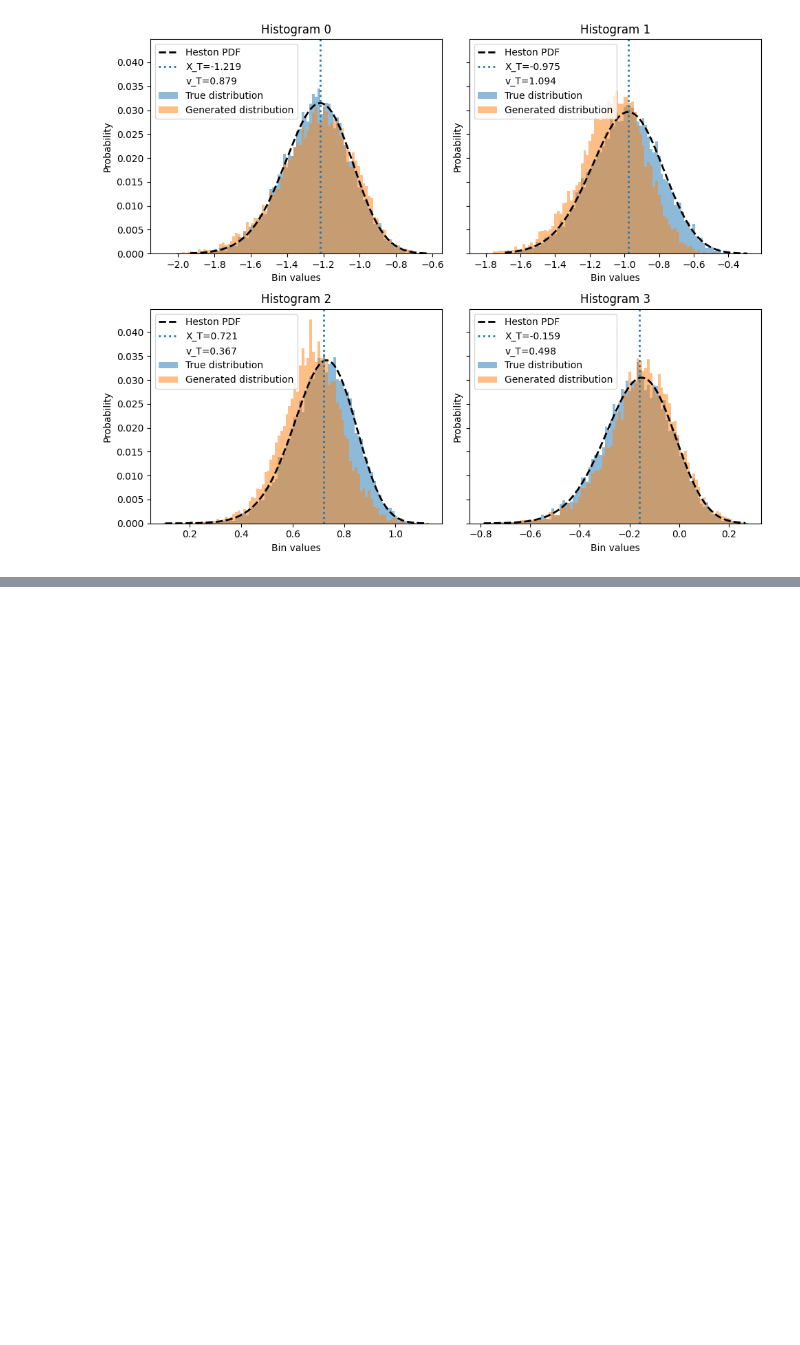
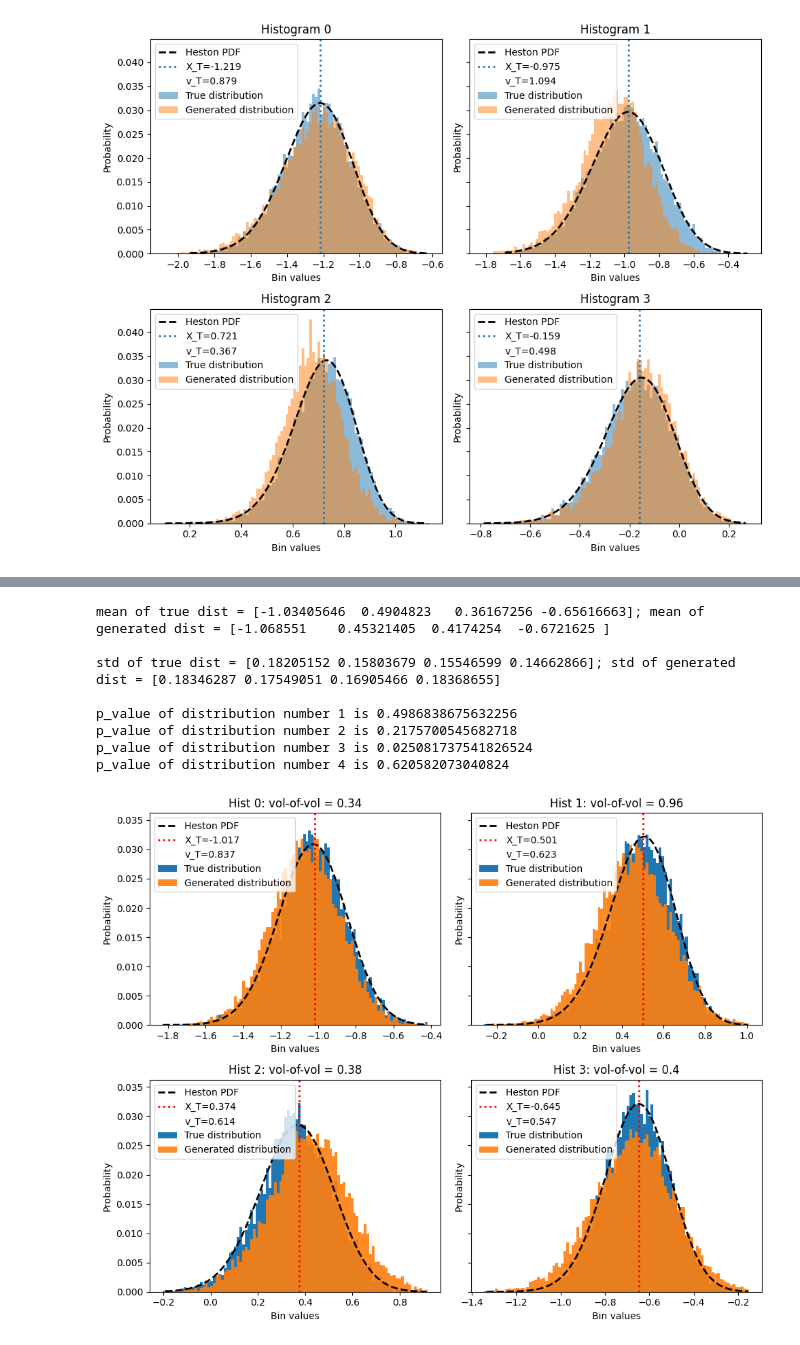
Before and after one commit to matteorofrano/CGAN-for-probability-distribution-generation, a Jupyter notebook: tests.ipynb, the cells around one changed output, grey strips where cells are left out. Saved outputs shown, nothing was run; the diff lists cells and outputs as text; code cells hidden in the pictures; blank space fills up the shorter version.

Commit message:
experiments with variable heston params per trajectory

```diff
--- a/tests.ipynb
+++ b/tests.ipynb
@@ -399,10 +372,0 @@ Bins saved to models\bins\forgan_v3.json
-# %%
-mydata, _, _ = prepare_data(targets, paths)
-
-generator_params = {"hidden_dims": [128, 256, 128, 64], "use_batch_norm": False}
-critic_params = {"hidden_dims": [128, 256, 256, 128, 64], 'use_layer_norm':True}
-conditional_gan = MyCWGAN(max_epoch=100, name='forgan_v3', z_noise_dim=32)
-conditional_gan.set_generator(condition_size=paths.shape[1], output_dim=targets.shape[1], **generator_params)
-conditional_gan.set_discriminator(input_size=targets.shape[1], condition_size=paths.shape[1], **critic_params)
-conditional_gan.train(mydata, save_history=False, early_stopping_waiting=10, distance_metric='mse')
-conditional_gan.save_models()
@@ -755,11 +372,0 @@ Bins saved to models\bins\forwgan_debug.json
-# %%
-mydata, _, _ = prepare_data(targets, paths)
-
-generator_params = {"hidden_dims": [64, 128, 64], "use_batch_norm":False}
-critic_params = {"hidden_dims": [64, 128, 64, 32], 'use_layer_norm':True}
-conditional_gan = MyCWGAN(max_epoch=100, name='forwgan_debug', z_noise_dim=24)
-conditional_gan.set_generator(condition_size=paths.shape[1], output_dim=targets.shape[1], **generator_params)
-conditional_gan.set_discriminator(input_size=targets.shape[1], condition_size=paths.shape[1], **critic_params)
-conditional_gan.train(mydata, save_history=False, early_stopping_waiting=10, distance_metric='mse')
-conditional_gan.save_models()
-stats = conditional_gan.evaluate_error_distribution(mydata, save_to='forwgan_debug.csv')
@@ -2683,0 +2277,32 @@ std of true dist = [0.18657058 0.20626192 0.12247146 0.14068352]; std of generat
+# %%
+
+print(f"mean of true dist = {np.mean(true_samples[:4], axis=1)}; mean of generated dist = {np.mean(generated[:4], axis=1)} \n")
+print(f"std of true dist = {np.std(true_samples[:4], axis=1)}; std of generated dist = {np.std(generated[:4], axis=1)} \n")
+
+sim.get_pdf(P = sim.paths[:, CONDITION_STEPS], v =sim.variance_paths[:, CONDITION_STEPS],
+            n_steps_ahead=10, n_bins=500)  # now also populates pdf_fine, x_grid
+curves = sim.get_smooth_curves(bin_edges_list)   # list of (x_smooth, y_smooth)
+
+for i, row in enumerate(true_pdfs[:4]):
+    _, p_value = ks_test_gan_cdf(generated_pdfs[i], row)
+    print(f"p_value of distribution number {i+1} is {p_value}")
+
+plot_bin_dist(true_pdfs[:4], generated_pdfs[:4],
+            bins_values=bin_edges_list[:4],
+            X_T=trajectories[:4, CONDITION_STEPS],
+            v_T = sim.variance_paths[:4, CONDITION_STEPS],
+            theta=sim.theta[:4],
+            kappa=sim.kappa[:4],
+            sigma_vol=sim.sigma_v[:4],
+            zoom=False,
+            smooth_curves=curves)
+# %% [output]
+mean of true dist = [-1.03405646  0.4904823   0.36167256 -0.65616663]; mean of generated dist = [-1.068551    0.45321405  0.4174254  -0.6721625 ]
+
+std of true dist = [0.18205152 0.15803679 0.15546599 0.14662866]; std of generated dist = [0.18346287 0.17549051 0.16905466 0.18368655]
+
+p_value of distribution number 1 is 0.4986838675632256
+p_value of distribution number 2 is 0.2175700545682718
+p_value of distribution number 3 is 0.025081737541826524
+p_value of distribution number 4 is 0.620582073040824
+[figure, added]
```
Also changed, not shown: parts of 27 cells of this notebook, 19 other files.
